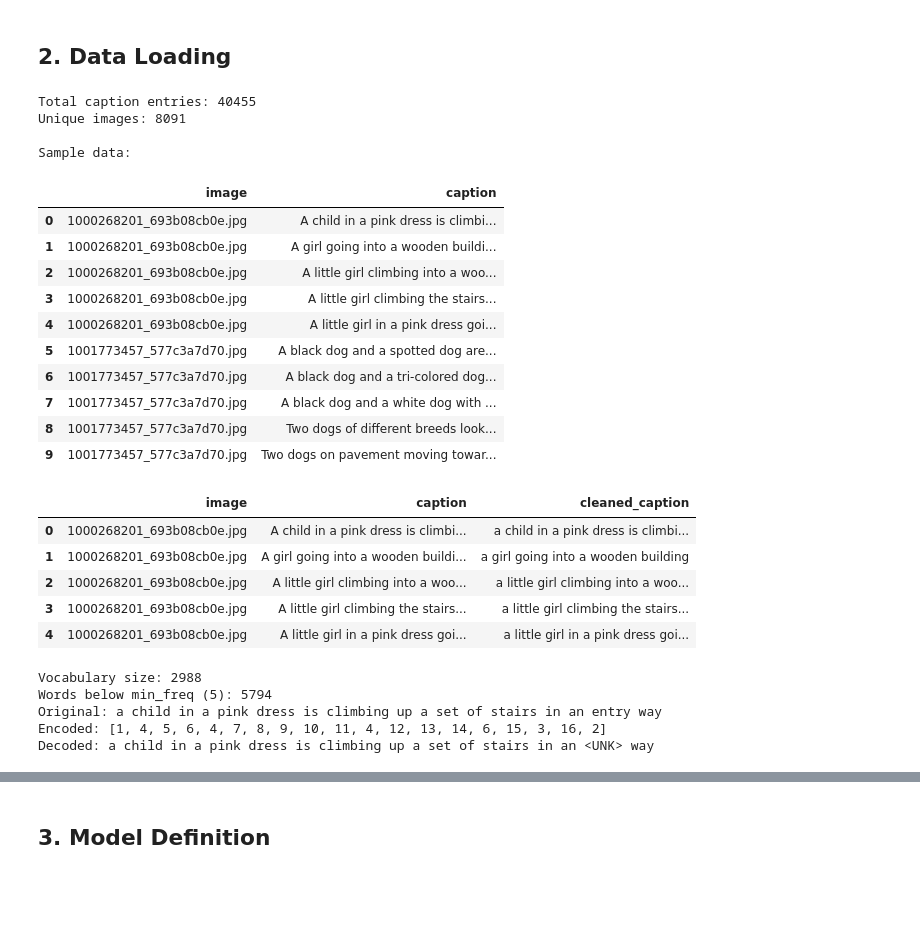
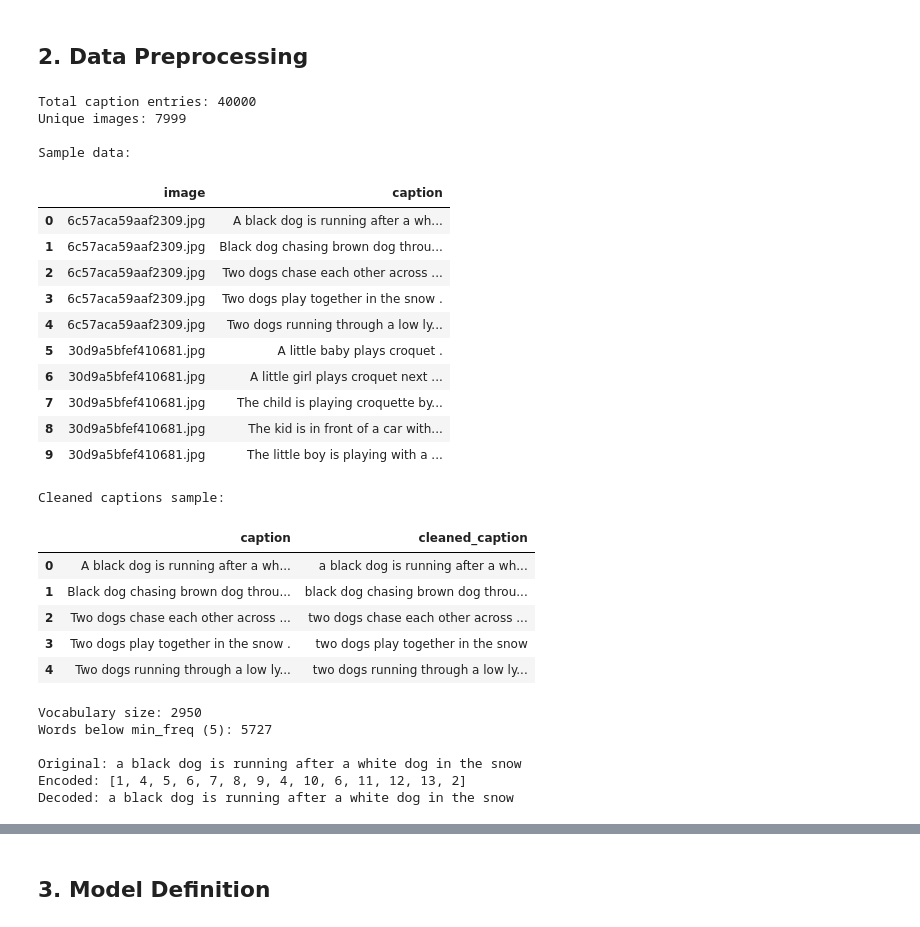
Before and after one commit to giokezo/The-Visual-Storyteller, a Jupyter notebook: notebooks/data_and_training.ipynb, the cells around one changed output, grey strips where cells are left out. Cells and saved outputs as stored; diff of their text form; code cells hidden in the pictures; blank space fills up the shorter version.

```diff
--- a/notebooks/data_and_training.ipynb
+++ b/notebooks/data_and_training.ipynb
@@ -31,15 +35,22 @@ Using device: cpu
 # %%
 # Configuration
-DATA_DIR = '../data'
+DATA_DIR = 'data'
 IMAGES_DIR = os.path.join(DATA_DIR, 'Images')
-CAPTIONS_FILE = os.path.join(DATA_DIR, 'captions.txt')
-MODELS_DIR = '../models'
+CAPTIONS_FILE = os.path.join(DATA_DIR, 'captions.csv')
+MODELS_DIR = 'models'
 
-# Hyperparameters
+# Create directories
+os.makedirs(DATA_DIR, exist_ok=True)
+os.makedirs(IMAGES_DIR, exist_ok=True)
+os.makedirs(MODELS_DIR, exist_ok=True)
+
+# Hyperparameters (adjusted to reduce overfitting)
 EMBED_SIZE = 256
 HIDDEN_SIZE = 512
 NUM_LAYERS = 2
 BATCH_SIZE = 32
-NUM_EPOCHS = 15
+NUM_EPOCHS = 10
 LEARNING_RATE = 3e-4
-MIN_WORD_FREQ = 5  # Words appearing less than this are replaced with <UNK>
+MIN_WORD_FREQ = 5      # Words appearing less than this are replaced with <UNK>
+DROPOUT = 0.6
+EARLY_STOP_PATIENCE = 3  # Stop if no improvement for 3 epochs
@@ -46,5 +119,5 @@ MIN_WORD_FREQ = 5  # Words appearing less than this are replaced with <UNK>
 # %% [markdown]
-## 2. Data Loading
+## 2. Data Preprocessing
 # %%
 # Load captions data
 df = pd.read_csv(CAPTIONS_FILE)
@@ -53,39 +126,41 @@ print(f'Unique images: {df["image"].nunique()}')
 print(f'\nSample data:')
 df.head(10)
 # %% [output]
-Total caption entries: 40455
-Unique images: 8091
+Total caption entries: 40000
+Unique images: 7999
 
 Sample data:
 |  | image | caption |
-| 0 | 1000268201_693b08cb0e.jpg | A child in a pink dress is climbi... |
-| 1 | 1000268201_693b08cb0e.jpg | A girl going into a wooden buildi... |
-| 2 | 1000268201_693b08cb0e.jpg | A little girl climbing into a woo... |
-| 3 | 1000268201_693b08cb0e.jpg | A little girl climbing the stairs... |
-| 4 | 1000268201_693b08cb0e.jpg | A little girl in a pink dress goi... |
-| 5 | 1001773457_577c3a7d70.jpg | A black dog and a spotted dog are... |
-| 6 | 1001773457_577c3a7d70.jpg | A black dog and a tri-colored dog... |
-| 7 | 1001773457_577c3a7d70.jpg | A black dog and a white dog with ... |
-| 8 | 1001773457_577c3a7d70.jpg | Two dogs of different breeds look... |
-| 9 | 1001773457_577c3a7d70.jpg | Two dogs on pavement moving towar... |
+| 0 | 6c57aca59aaf2309.jpg | A black dog is running after a wh... |
+| 1 | 6c57aca59aaf2309.jpg | Black dog chasing brown dog throu... |
+| 2 | 6c57aca59aaf2309.jpg | Two dogs chase each other across ... |
+| 3 | 6c57aca59aaf2309.jpg | Two dogs play together in the snow . |
+| 4 | 6c57aca59aaf2309.jpg | Two dogs running through a low ly... |
+| 5 | 30d9a5bfef410681.jpg | A little baby plays croquet . |
+| 6 | 30d9a5bfef410681.jpg | A little girl plays croquet next ... |
+| 7 | 30d9a5bfef410681.jpg | The child is playing croquette by... |
+| 8 | 30d9a5bfef410681.jpg | The kid is in front of a car with... |
+| 9 | 30d9a5bfef410681.jpg | The little boy is playing with a ... |
 # %%
 # Clean captions
 def clean_caption(caption):
     """Clean and preprocess caption text."""
-    caption = caption.lower()
+    caption = str(caption).lower()
     caption = ''.join(c for c in caption if c.isalpha() or c.isspace())
     caption = ' '.join(caption.split())  # Remove extra spaces
     return caption
 
 df['cleaned_caption'] = df['caption'].apply(clean_caption)
-df.head()
+print('Cleaned captions sample:')
+df[['caption', 'cleaned_caption']].head()
 # %% [output]
+Cleaned captions sample:
-|  | image | caption | cleaned_caption |
-| 0 | 1000268201_693b08cb0e.jpg | A child in a pink dress is climbi... | a child in a pink dress is climbi... |
-| 1 | 1000268201_693b08cb0e.jpg | A girl going into a wooden buildi... | a girl going into a wooden building |
-| 2 | 1000268201_693b08cb0e.jpg | A little girl climbing into a woo... | a little girl climbing into a woo... |
-| 3 | 1000268201_693b08cb0e.jpg | A little girl climbing the stairs... | a little girl climbing the stairs... |
-| 4 | 1000268201_693b08cb0e.jpg | A little girl in a pink dress goi... | a little girl in a pink dress goi... |
+|  | caption | cleaned_caption |
+| 0 | A black dog is running after a wh... | a black dog is running after a wh... |
+| 1 | Black dog chasing brown dog throu... | black dog chasing brown dog throu... |
+| 2 | Two dogs chase each other across ... | two dogs chase each other across ... |
+| 3 | Two dogs play together in the snow . | two dogs play together in the snow |
+| 4 | Two dogs running through a low ly... | two dogs running through a low ly... |
 # %%
 class Vocabulary:
     """Vocabulary class for mapping words to indices and vice versa."""
@@ -153,15 +228,16 @@ vocab.build_vocabulary(df['cleaned_caption'].tolist())
 
 # Test encoding/decoding
 test_caption = df['cleaned_caption'].iloc[0]
-print(f'Original: {test_caption}')
+print(f'\nOriginal: {test_caption}')
 encoded = vocab.encode(test_caption)
 print(f'Encoded: {encoded}')
 decoded = vocab.decode(encoded)
 print(f'Decoded: {decoded}')
 # %% [output]
-Vocabulary size: 2988
-Words below min_freq (5): 5794
-Original: a child in a pink dress is climbing up a set of stairs in an entry way
-Encoded: [1, 4, 5, 6, 4, 7, 8, 9, 10, 11, 4, 12, 13, 14, 6, 15, 3, 16, 2]
-Decoded: a child in a pink dress is climbing up a set of stairs in an <UNK> way
+Vocabulary size: 2950
+Words below min_freq (5): 5727
+
+Original: a black dog is running after a white dog in the snow
+Encoded: [1, 4, 5, 6, 7, 8, 9, 4, 10, 6, 11, 12, 13, 2]
+Decoded: a black dog is running after a white dog in the snow
 # %%
```
Also changed, not shown: parts of 17 cells of this notebook, 5 other files.
